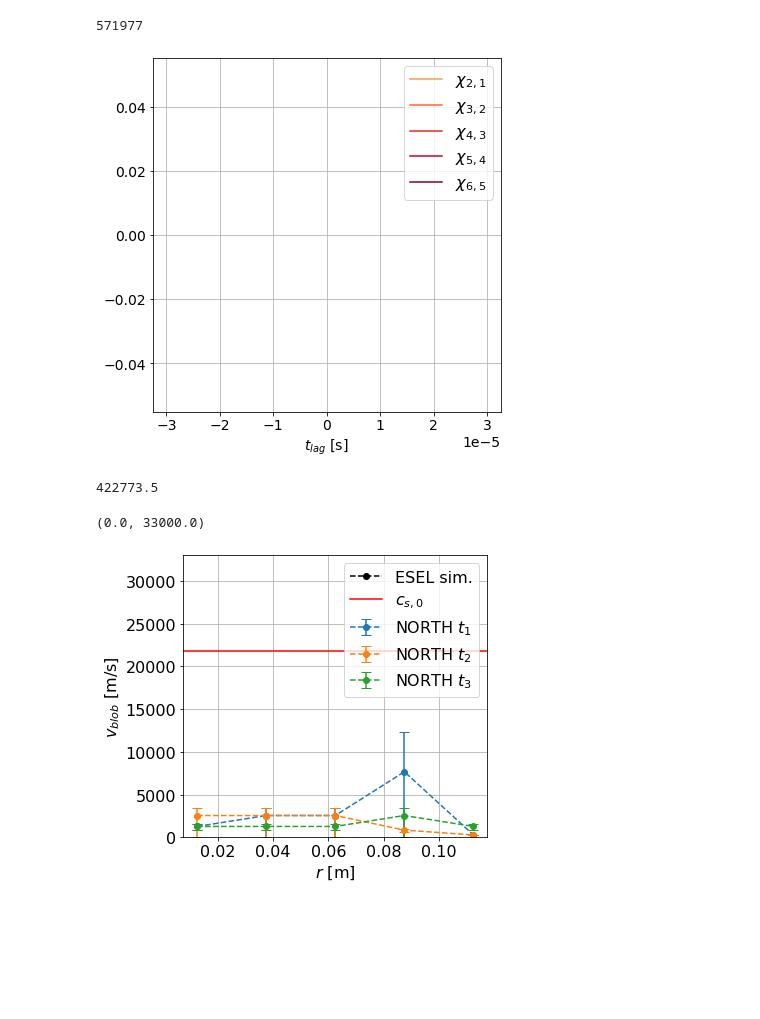
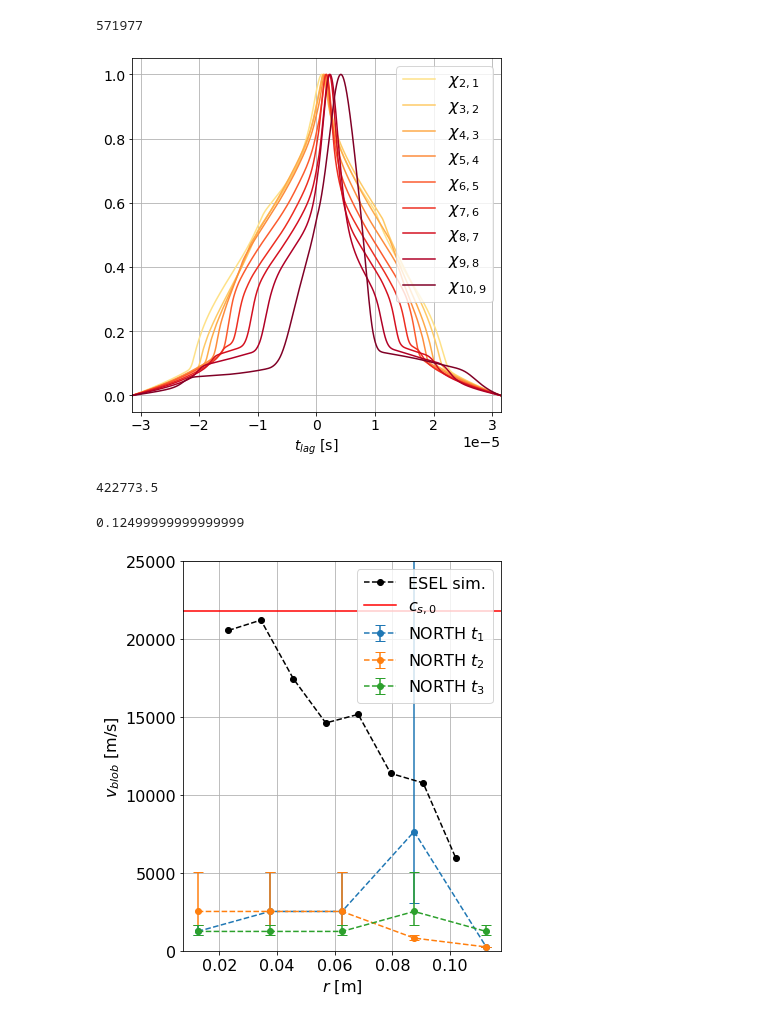
Before and after one commit to runehoejlund/north-simulation, a Jupyter notebook: data_analysis_Asbjorn.ipynb, the cells around one changed output. Cells and saved outputs as stored; diff of their text form; code cells hidden in the pictures; blank space fills up the shorter version.

```diff
--- a/data_analysis_Asbjorn.ipynb
+++ b/data_analysis_Asbjorn.ipynb
@@ -9,7 +9,7 @@ from boutdata.data import BoutData
 from boututils.datafile import DataFile
 from scipy import signal
 
-path        = './shared/NORTH/data_5151457/'
+path        = './shared/NORTH/data_5151993/'
 bdata = BoutData(path)
 outputs = bdata['outputs']
 options = bdata['options']
@@ -201,3 +208,6 @@ plot_cyl_data(data['wall_shadow'][ :, :, :].squeeze(), cbarlabel=r'$n \,\, [\mat
+# %%
+job_id = '5151993'
+fig.savefig('./plots/' + job_id + 'without_colorbar.png', dpi=600)
 # %%
 # Method to change the contour data points
 def animate(i):
@@ -333,11 +423,17 @@ font = {'family' : 'normal',
 
 plt.rc('font', **font)
 
-ax.plot(lags,corr12, label="$\chi_{2,1}$", color=get_color(1,5))
-ax.plot(lags,corr23, label="$\chi_{3,2}$", color=get_color(2,5))
-ax.plot(lags,corr34, label="$\chi_{4,3}$", color=get_color(3,5))
-ax.plot(lags,corr45, label="$\chi_{5,4}$", color=get_color(4,5))
-ax.plot(lags,corr56, label="$\chi_{6,5}$", color=get_color(5,5))
+ax.plot(lags,corr12, label="$\chi_{2,1}$", color=get_color(1,9))
+ax.plot(lags,corr23, label="$\chi_{3,2}$", color=get_color(2,9))
+ax.plot(lags,corr34, label="$\chi_{4,3}$", color=get_color(3,9))
+ax.plot(lags,corr45, label="$\chi_{5,4}$", color=get_color(4,9))
+ax.plot(lags,corr56, label="$\chi_{6,5}$", color=get_color(5,9))
+ax.plot(lags,corr67, label="$\chi_{7,6}$", color=get_color(6,9))
+ax.plot(lags,corr78, label="$\chi_{8,7}$", color=get_color(7,9))
+ax.plot(lags,corr89, label="$\chi_{9,8}$", color=get_color(8,9))
+ax.plot(lags,corr9_10, label="$\chi_{10,9}$", color=get_color(9,9))
+#ax.plot(lags,corr10_11, label="$\chi_{11,10}$", color=get_color(10,10))
+
 
 
 ax.set_xlabel('$t_{lag} \ \mathrm{[s]}$')
@@ -350,8 +446,10 @@ ax.legend(loc='upper right')
 fig.tight_layout()
 
 ax.grid()
+
+fig.savefig('./plots/' + job_id + 'x_corr.pdf', format='pdf', bbox_inches="tight")
 # %% [output]
-[figure, old version]
+[figure, new version]
 # %%
 corr12.argmax()
 len(corr12)/2
@@ -397,34 +507,39 @@ err_934 = np.array([v_err_pos_934, v_err_neg_934])
+# %%
+dx_probes_ex*10 + 0.1*0.125
+# %% [output]
+0.12499999999999999
 # %%
-fig, ax  = plt.subplots(1, 1, figsize=(6, 5))
+fig, ax  = plt.subplots(1, 1, figsize=(6, 6.5))
 
 font = {'family' : 'normal',
         'weight' : 'normal',
         'size'   : 16}
 
 plt.rc('font', **font)
 
 
 
-ax.errorbar(between_pos[:],v_blob_366[:],yerr=err_366,linestyle='dashed',marker='o', markersize=6, capsize=5, label="NORTH $t_1$")
-ax.errorbar(between_pos[:],v_blob_511[:],yerr=err_511,linestyle='dashed',marker='o', markersize=6, capsize=5, label="NORTH $t_2$")
-ax.errorbar(between_pos[:],v_blob_934[:],yerr=err_934,linestyle='dashed',marker='o', markersize=6, capsize=5, label="NORTH $t_3$")
+ax.errorbar(between_pos_ex[:],v_blob_366[:],yerr=err_366,linestyle='dashed',marker='o', markersize=6, capsize=5, label="NORTH $t_1$")
+ax.errorbar(between_pos_ex[:],v_blob_511[:],yerr=err_511,linestyle='dashed',marker='o', markersize=6, capsize=5, label="NORTH $t_2$")
+ax.errorbar(between_pos_ex[:],v_blob_934[:],yerr=err_934,linestyle='dashed',marker='o', markersize=6, capsize=5, label="NORTH $t_3$")
 
-ax.plot(between_pos[1:],v_blob[1:],'--o', label="ESEL sim.", color='k')
+ax.plot(between_pos_sim[1:-1],v_blob[1:-1],'--o', label="ESEL sim.", color='k')
 
 
 ax.set_xlabel('$r \ \mathrm{[m]}$')
 ax.set_ylabel('$v_{blob} \ \mathrm{[m/s]}$')
 
 ax.axhline(y = 21789.4, color = 'r', linestyle = '-', label = "$c_{s,0}$")
 
 ax.legend(loc='upper right')
 
 
 fig.tight_layout()
 
 ax.grid()
 
-plt.ylim(0, 33000)
+plt.ylim(0, 25000)
+
+fig.savefig('./plots/' + job_id + 'blob_speed.pdf', format='pdf', bbox_inches="tight")
 # %% [output]
-(0.0, 33000.0)
-[figure, old version]
+[figure, new version]
```
Also changed, not shown: parts of 15 cells of this notebook, 4 other files.
